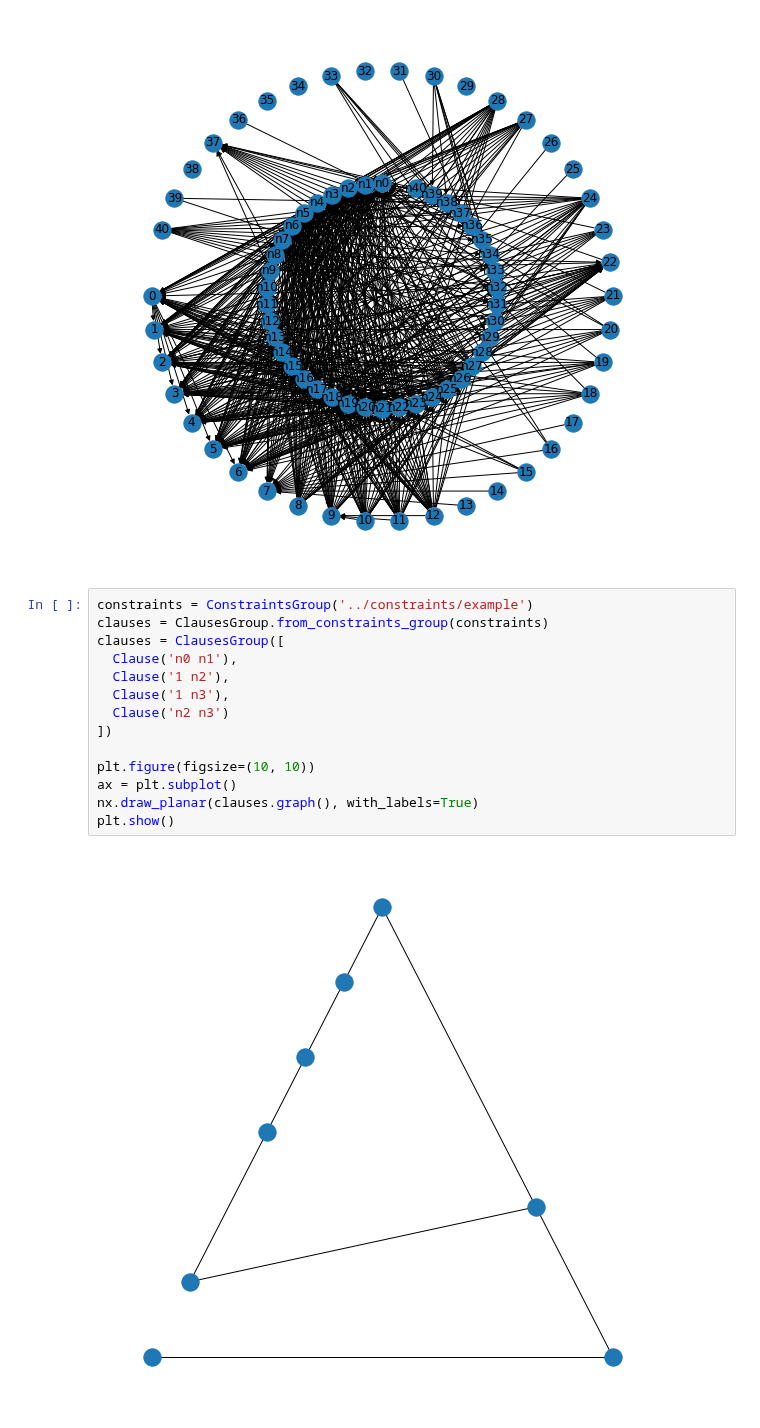
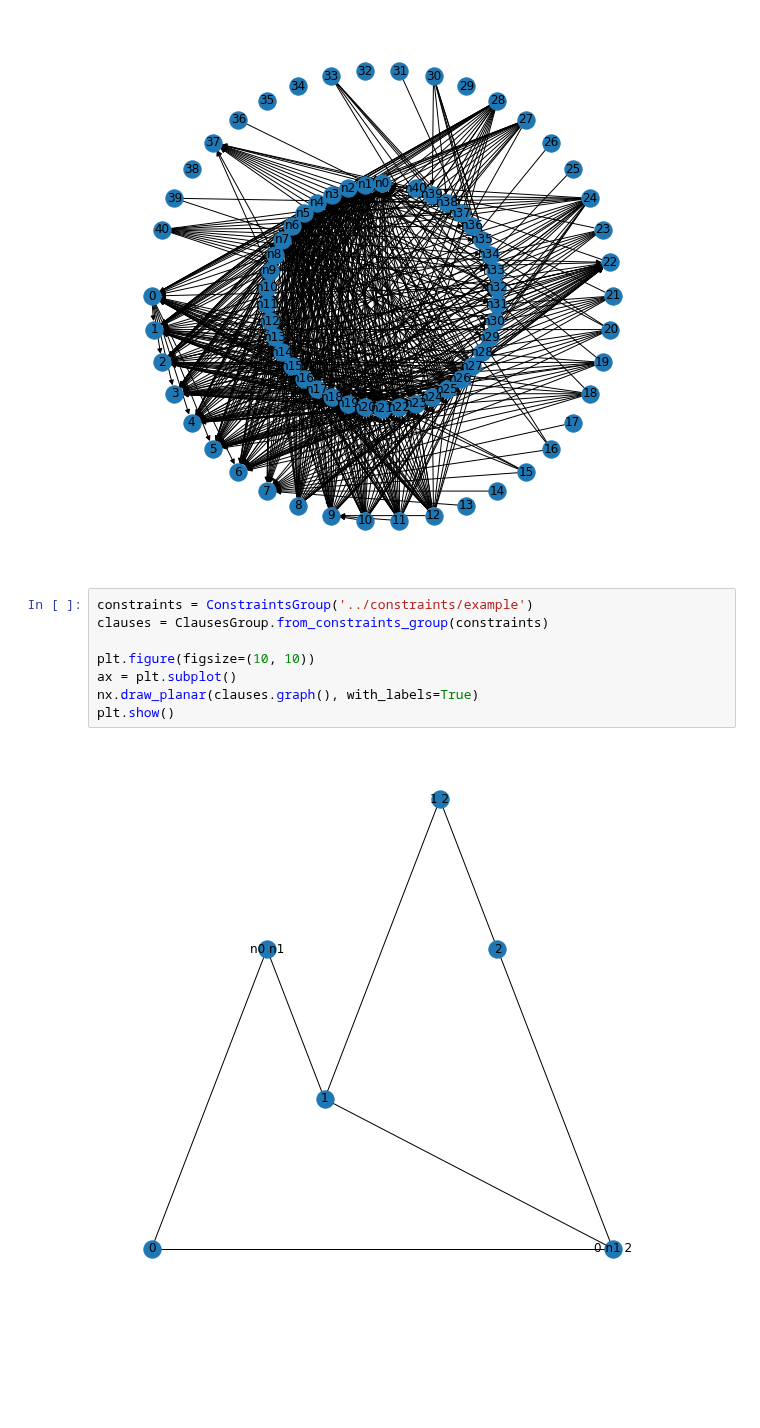
Before and after one commit to atatomir/CCN, a Jupyter notebook: experiments/Stratification.ipynb, the cells around one changed output. Drawn from its saved outputs; the diff is of its cells as text; blank space fills up the shorter version.

```diff
--- a/experiments/Stratification.ipynb
+++ b/experiments/Stratification.ipynb
@@ -151,16 +126,10 @@ plt.show()
 # %%
 constraints = ConstraintsGroup('../constraints/example')
 clauses = ClausesGroup.from_constraints_group(constraints)
-clauses = ClausesGroup([
-  Clause('n0 n1'),
-  Clause('1 n2'),
-  Clause('1 n3'),
-  Clause('n2 n3')
-])
 
 plt.figure(figsize=(10, 10))
 ax = plt.subplot()
 nx.draw_planar(clauses.graph(), with_labels=True)
 plt.show()
 # %% [output]
-[figure, old version]
+[figure, new version]
```
Also changed, not shown: parts of 4 cells of this notebook, 28 other files.
